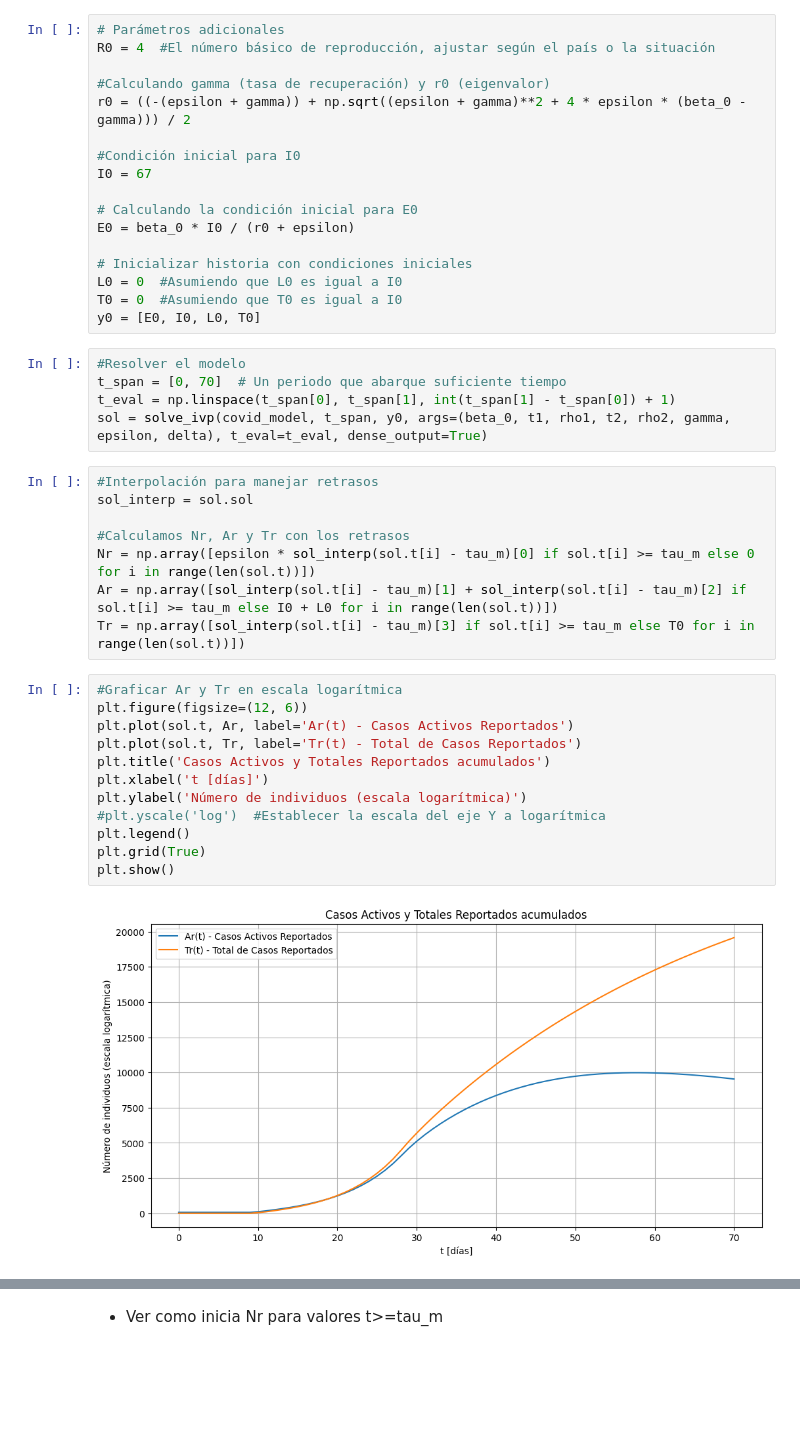
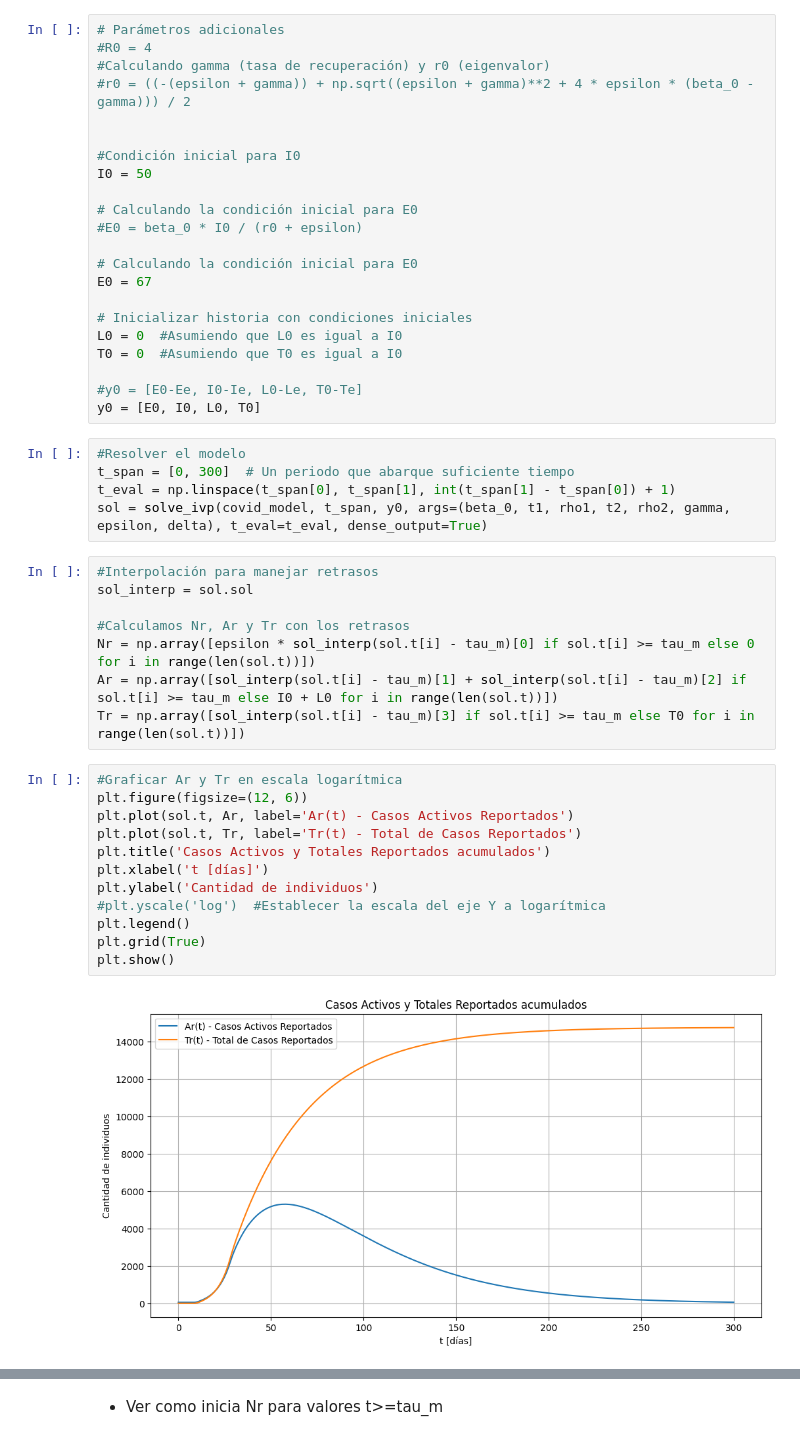
Before and after one commit to elvin00157/ControlAvanzadoII-2023, a Jupyter notebook: ProyectoCOVID19/Modelo-covid-analisis/modelo-covid.ipynb, the cells around one changed output, grey strips where cells are left out. Cells and saved outputs as stored; diff of their text form; blank space fills up the shorter version.

```diff
--- a/ProyectoCOVID19/Modelo-covid-analisis/modelo-covid.ipynb
+++ b/ProyectoCOVID19/Modelo-covid-analisis/modelo-covid.ipynb
@@ -417,24 +417,29 @@ def covid_model(t, y, beta_0, t1, rho1, t2, rho2, gamma, epsilon, delta):
     return [dEdt, dIdt, dLdt, dTdt]
 # %%
 # Parámetros adicionales
-R0 = 4  #El número básico de reproducción, ajustar según el país o la situación
+#R0 = 4
+#Calculando gamma (tasa de recuperación) y r0 (eigenvalor)
+#r0 = ((-(epsilon + gamma)) + np.sqrt((epsilon + gamma)**2 + 4 * epsilon * (beta_0 - gamma))) / 2
 
-#Calculando gamma (tasa de recuperación) y r0 (eigenvalor)
-r0 = ((-(epsilon + gamma)) + np.sqrt((epsilon + gamma)**2 + 4 * epsilon * (beta_0 - gamma))) / 2
 
 #Condición inicial para I0
-I0 = 67
+I0 = 50
 
 # Calculando la condición inicial para E0
-E0 = beta_0 * I0 / (r0 + epsilon)
+#E0 = beta_0 * I0 / (r0 + epsilon)
+
+# Calculando la condición inicial para E0
+E0 = 67
 
 # Inicializar historia con condiciones iniciales
 L0 = 0  #Asumiendo que L0 es igual a I0
 T0 = 0  #Asumiendo que T0 es igual a I0
+
+#y0 = [E0-Ee, I0-Ie, L0-Le, T0-Te]
 y0 = [E0, I0, L0, T0]
 # %%
 #Resolver el modelo
-t_span = [0, 70]  # Un periodo que abarque suficiente tiempo
+t_span = [0, 300]  # Un periodo que abarque suficiente tiempo
 t_eval = np.linspace(t_span[0], t_span[1], int(t_span[1] - t_span[0]) + 1)
 sol = solve_ivp(covid_model, t_span, y0, args=(beta_0, t1, rho1, t2, rho2, gamma, epsilon, delta), t_eval=t_eval, dense_output=True)
 # %%
@@ -448,17 +453,17 @@ Tr = np.array([sol_interp(sol.t[i] - tau_m)[3] if sol.t[i] >= tau_m else T0 for
 # %%
 #Graficar Ar y Tr en escala logarítmica
 plt.figure(figsize=(12, 6))
 plt.plot(sol.t, Ar, label='Ar(t) - Casos Activos Reportados')
 plt.plot(sol.t, Tr, label='Tr(t) - Total de Casos Reportados')
 plt.title('Casos Activos y Totales Reportados acumulados')
 plt.xlabel('t [días]')
-plt.ylabel('Número de individuos (escala logarítmica)')
+plt.ylabel('Cantidad de individuos')
 #plt.yscale('log')  #Establecer la escala del eje Y a logarítmica
 plt.legend()
 plt.grid(True)
 plt.show()
 # %% [output]
-[figure, old version]
+[figure, new version]
 # %%
 #Graficar Nr en una gráfica separada en escala logarítmica
 plt.figure(figsize=(12, 6))
```
Also changed, not shown: parts of 39 cells of this notebook.
